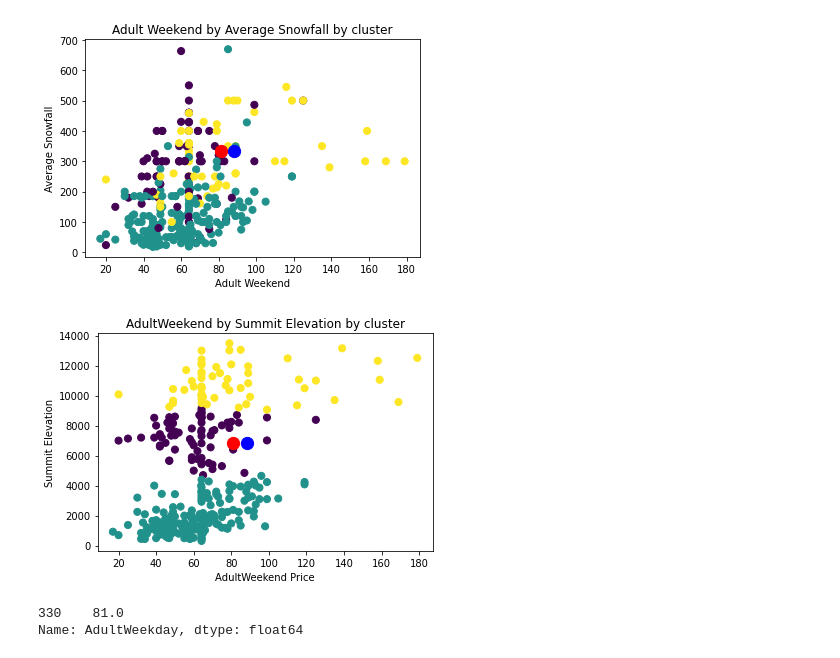
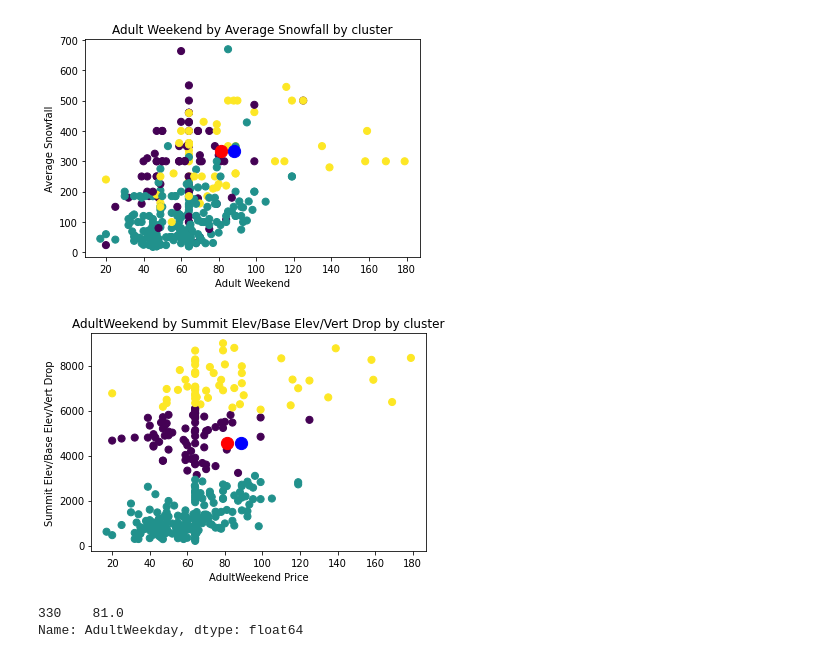
Before and after one commit to nmur1589/Guided-Capstone, a Jupyter notebook: Presentation Models/GuidedCapstoneStep6HL.ipynb, the cells around one changed output. Cells and saved outputs as stored; diff of their text form; code cells hidden in the pictures.

```diff
--- a/Presentation Models/GuidedCapstoneStep6HL.ipynb
+++ b/Presentation Models/GuidedCapstoneStep6HL.ipynb
@@ -237,17 +263,18 @@ Text(0.5, 1.0, 'Adult Weekend by Average Snowfall by cluster')
 # %%
 import seaborn as sns
 
 sns.set
-_ = plt.scatter(df['AdultWeekend'], df['summit_elev'], c = df['cluster'], s=50, cmap='viridis', label ='cluster')
-_ = plt.scatter(BM['AdultWeekend'], BM['summit_elev'], c='red', s=150)
-_ = plt.scatter(SuggestedPrice['AdultWeekend'], SuggestedPrice['summit_elev'], c='blue', s=150)
+_ = plt.scatter(df['AdultWeekend'], (df['summit_elev'] + df['vertical_drop'] + df['base_elev'])/3, c = df['cluster'], s=50, cmap='viridis', label ='cluster')
+_ = plt.scatter(BM['AdultWeekend'],(BM['summit_elev'] + BM['vertical_drop'] + BM['base_elev'])/3, c='red', s=150)
+_ = plt.scatter(SuggestedPrice['AdultWeekend'], (SuggestedPrice['summit_elev'] + SuggestedPrice['vertical_drop'] +
+                                                 SuggestedPrice['base_elev'])/3, c='blue', s=150)
 _ = plt.xlabel('AdultWeekend Price')
-_ = plt.ylabel('Summit Elevation')
-_ = plt.title('AdultWeekend by Summit Elevation by cluster')
+_ = plt.ylabel('Summit Elev/Base Elev/Vert Drop')
+_ = plt.title('AdultWeekend by Summit Elev/Base Elev/Vert Drop by cluster')
 
 plt.show()
 # %% [output]
-[figure, old version]
+[figure, new version]
 # %%
 BM['AdultWeekday']
 # %% [output]
```
Also changed, not shown: parts of 10 cells of this notebook, 1 other file.
